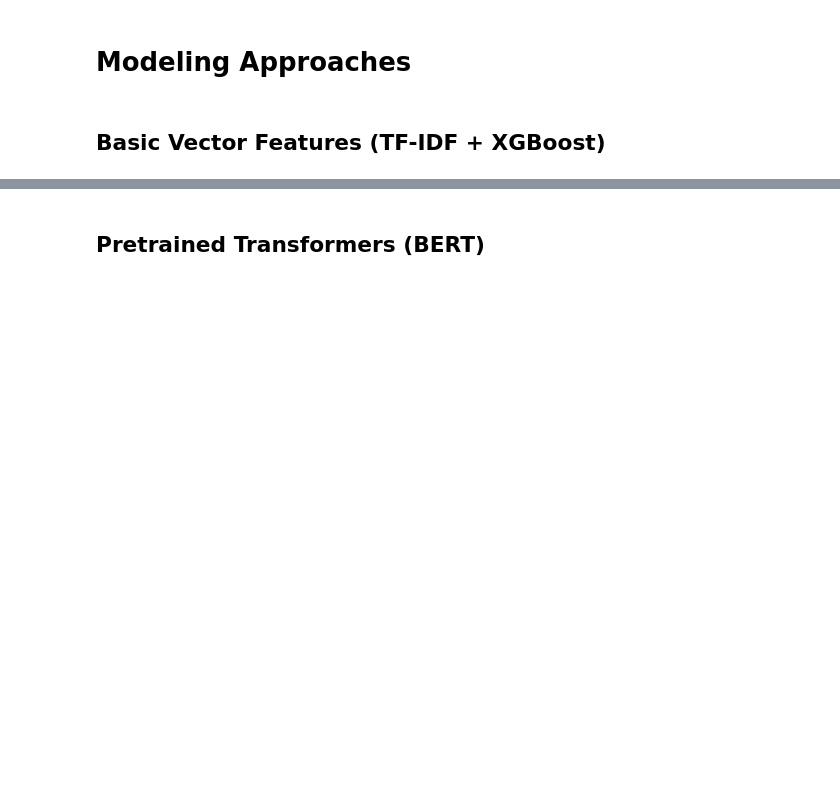
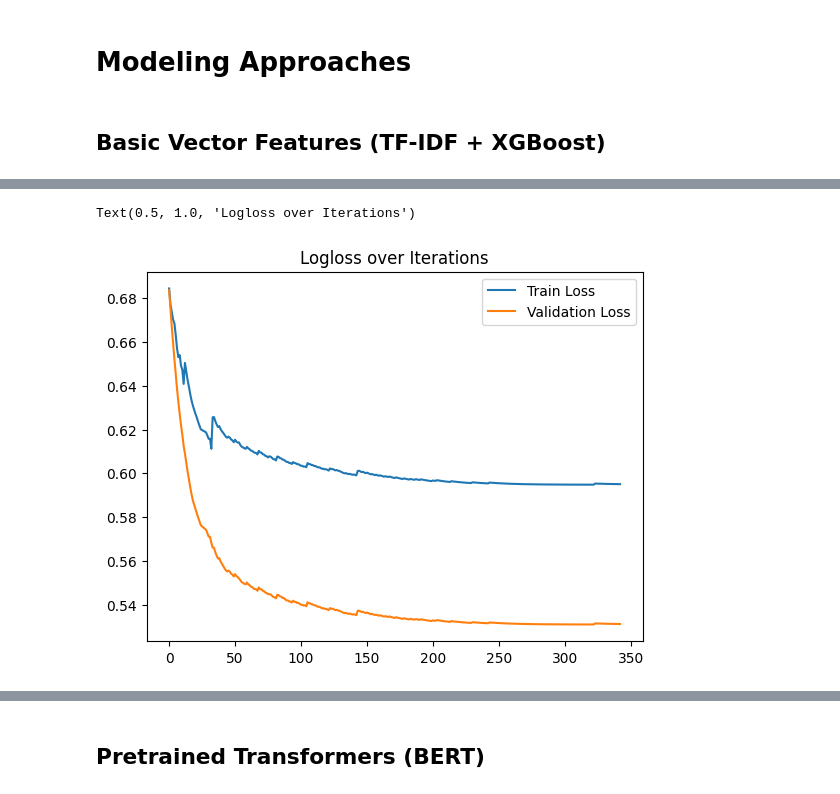
Before and after one commit to MaksudMalik/Quora-Question-Classification, a Jupyter notebook: quora-question-classification.ipynb, the cells around one changed output, grey strips where cells are left out. Saved outputs shown, nothing was run; the diff lists cells and outputs as text; code cells hidden in the pictures; blank space fills up the shorter version.

```diff
--- a/quora-question-classification.ipynb
+++ b/quora-question-classification.ipynb
@@ -85,6 +89,9 @@ plt.show()
 # %%
 train_inputs, val_inputs, y_train, y_val = train_test_split(train_df.question_text, train_df.target,
                                                                         test_size=0.3, random_state=42)
+# %%
+y_train = y_train.to_numpy()
+y_val = y_val.to_numpy()
 # %%
 train_inputs.shape
 # %% [output]
@@ -118,8 +132,9 @@ Wall time: 2min 57s
 # %%
 counter = Counter(y_train)
-scale_pos_weight = counter[0] / counter[1]
+scale_pos_weight = counter[0]/counter[1]
 model = xgb.XGBClassifier(
     objective='binary:logistic',
+    early_stopping_rounds=20,
     eval_metric='logloss',
     n_estimators=500,
     learning_rate=0.05,
@@ -128,5 +143,6 @@ model = xgb.XGBClassifier(
 )
 # %%
 %%time
-model.fit(x_train, y_train)
+evals = [(x_train, y_train), (x_val, y_val)]
+model.fit(x_train, y_train, eval_set=evals, verbose=None)
 # %% [output]
@@ -143,6 +159,14 @@ XGBClassifier(base_score=None, booster=None, callbacks=None,
               max_leaves=None, min_child_weight=None, missing=nan,
               monotone_constraints=None, multi_strategy=None, n_estimators=500,
               n_jobs=None, num_parallel_tree=None, random_state=None, ...)
+# %%
+results = model.evals_result()
+plt.plot(results['validation_0']['logloss'], label='Train Loss')
+plt.plot(results['validation_1']['logloss'], label='Validation Loss')
+plt.legend(); plt.title("Logloss over Iterations")
+# %% [output]
+Text(0.5, 1.0, 'Logloss over Iterations')
+[figure, added]
 # %%
 %%time
 y_pred=model.predict(x_val)
```
Also changed, not shown: parts of 32 cells of this notebook.
